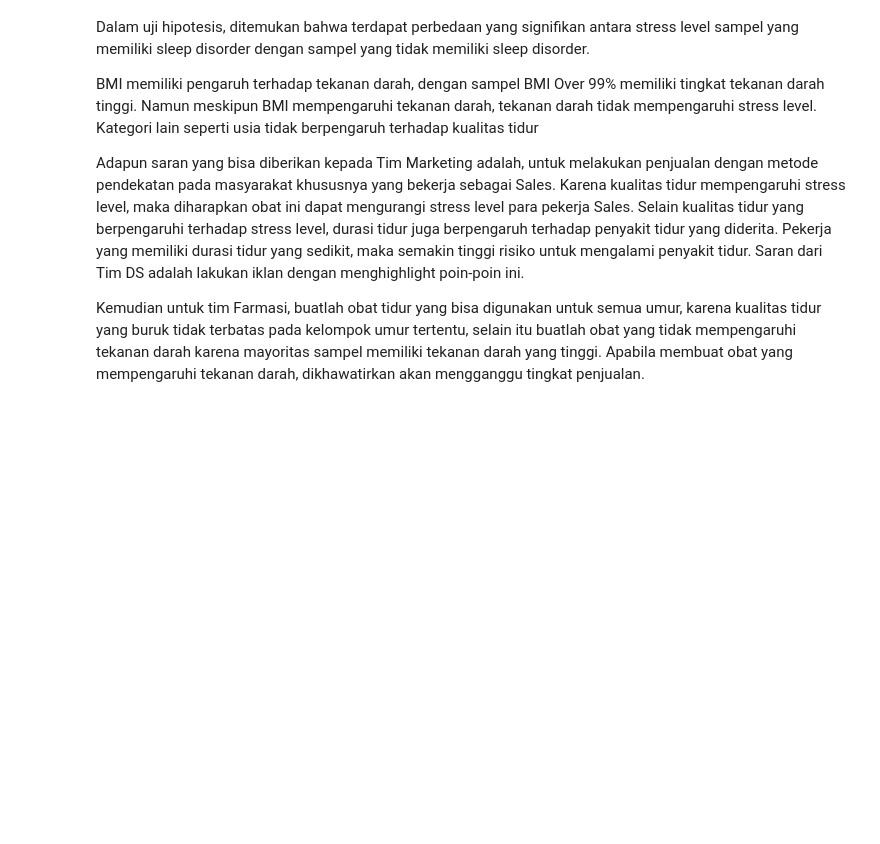
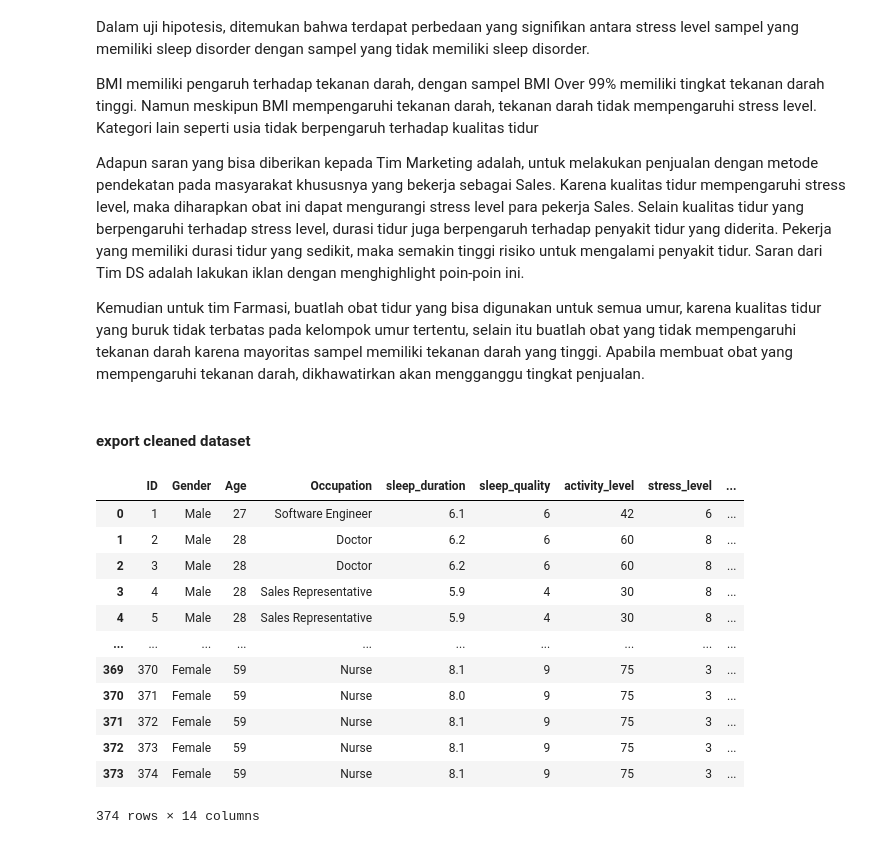
Before and after one commit to miayulia/Sleep-and-Health-Lifestyle-Analysis, a Jupyter notebook: sleep-and-health-lifestyle.ipynb, the cells around one changed output. Cells and saved outputs as stored; diff of their text form; code cells hidden in the pictures; blank space fills up the shorter version.

```diff
--- a/sleep-and-health-lifestyle.ipynb
+++ b/sleep-and-health-lifestyle.ipynb
@@ -427,3 +438,21 @@ BMI memiliki pengaruh terhadap tekanan darah, dengan sampel BMI Over 99% memilik
 Adapun saran yang bisa diberikan kepada Tim Marketing adalah, untuk melakukan penjualan dengan metode pendekatan pada masyarakat khususnya yang bekerja sebagai Sales. Karena kualitas tidur mempengaruhi stress level, maka diharapkan obat ini dapat mengurangi stress level para pekerja Sales. Selain kualitas tidur yang berpengaruhi terhadap stress level, durasi tidur juga berpengaruh terhadap penyakit tidur yang diderita. Pekerja yang memiliki durasi tidur yang sedikit, maka semakin tinggi risiko untuk mengalami penyakit tidur. Saran dari Tim DS adalah lakukan iklan dengan menghighlight poin-poin ini.
 
 Kemudian untuk tim Farmasi, buatlah obat tidur yang bisa digunakan untuk semua umur, karena kualitas tidur yang buruk tidak terbatas pada kelompok umur tertentu, selain itu buatlah obat yang tidak mempengaruhi tekanan darah karena mayoritas sampel memiliki tekanan darah yang tinggi. Apabila membuat obat yang mempengaruhi tekanan darah, dikhawatirkan akan mengganggu tingkat penjualan.
+# %% [markdown]
+#### export cleaned dataset
+# %%
+df
+# %% [output]
+|  | ID | Gender | Age | Occupation | sleep_duration | sleep_quality | activity_level | stress_level | ... |
+| 0 | 1 | Male | 27 | Software Engineer | 6.1 | 6 | 42 | 6 | ... |
+| 1 | 2 | Male | 28 | Doctor | 6.2 | 6 | 60 | 8 | ... |
+| 2 | 3 | Male | 28 | Doctor | 6.2 | 6 | 60 | 8 | ... |
+| 3 | 4 | Male | 28 | Sales Representative | 5.9 | 4 | 30 | 8 | ... |
+| 4 | 5 | Male | 28 | Sales Representative | 5.9 | 4 | 30 | 8 | ... |
+| ... | ... | ... | ... | ... | ... | ... | ... | ... | ... |
+| 369 | 370 | Female | 59 | Nurse | 8.1 | 9 | 75 | 3 | ... |
+| 370 | 371 | Female | 59 | Nurse | 8.0 | 9 | 75 | 3 | ... |
+| 371 | 372 | Female | 59 | Nurse | 8.1 | 9 | 75 | 3 | ... |
+| 372 | 373 | Female | 59 | Nurse | 8.1 | 9 | 75 | 3 | ... |
+| 373 | 374 | Female | 59 | Nurse | 8.1 | 9 | 75 | 3 | ... |
+374 rows × 14 columns
```
Also changed, not shown: parts of 18 cells of this notebook.
